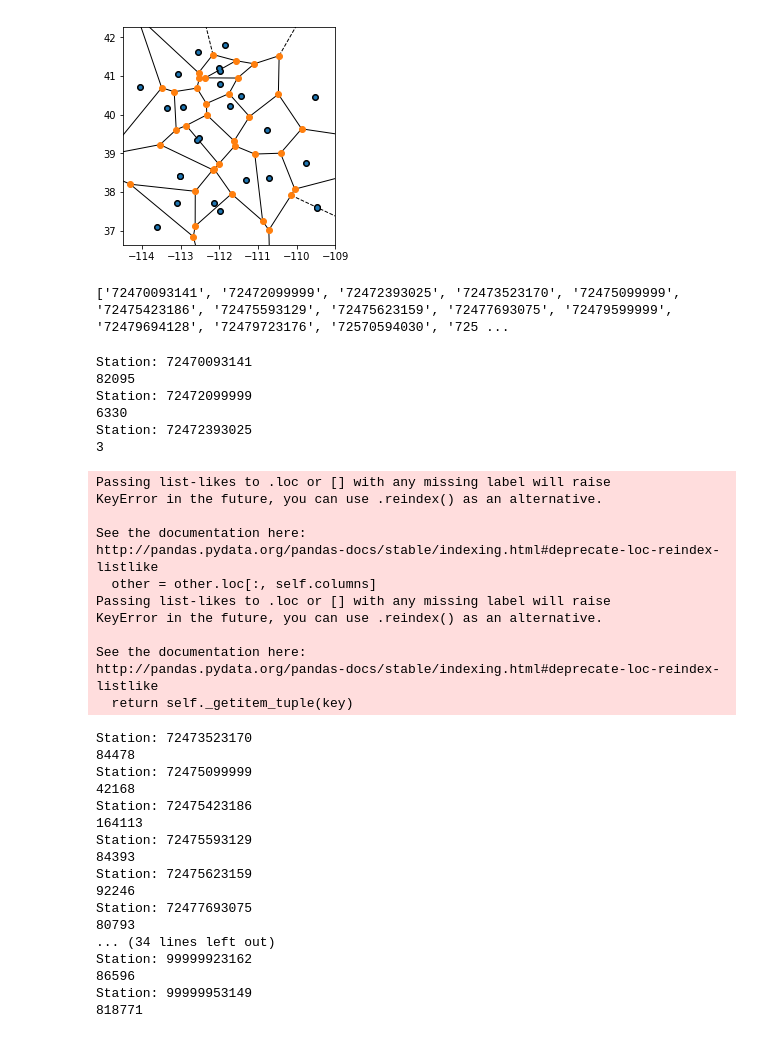
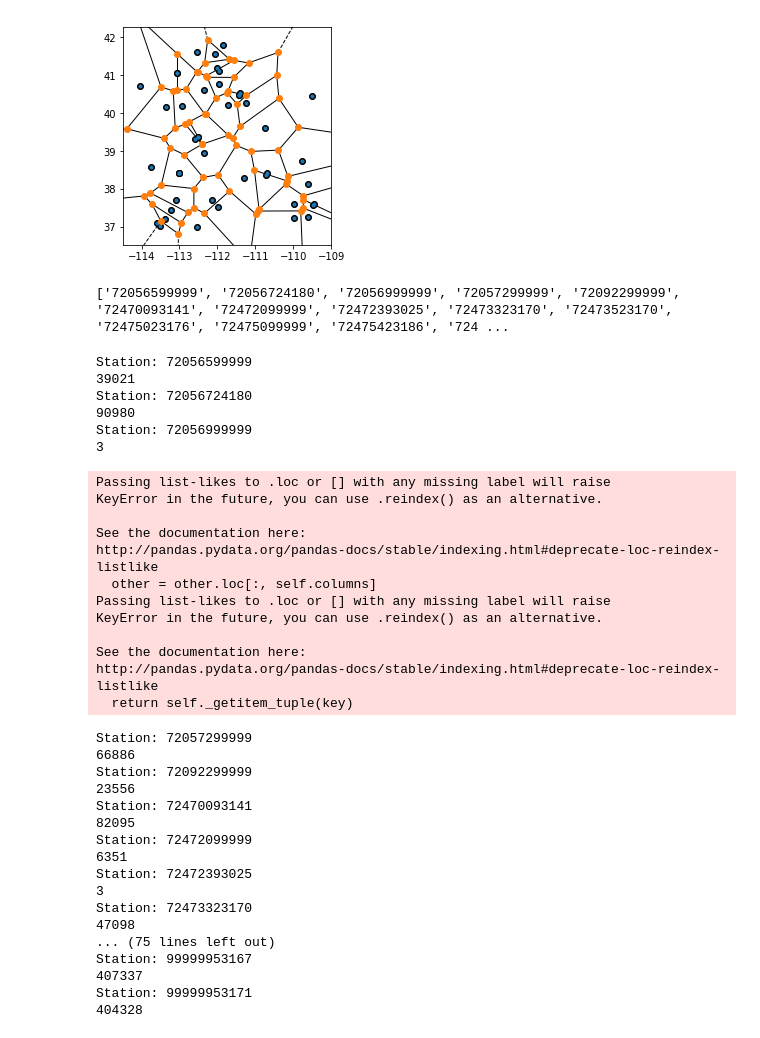
Before and after one commit to dwilson1988/traffic-collisions, a Jupyter notebook: get_weather.ipynb, the cells around one changed output. Saved outputs shown, nothing was run; the diff lists cells and outputs as text; code cells hidden in the pictures.

```diff
--- a/get_weather.ipynb
+++ b/get_weather.ipynb
@@ -36,7 +36,7 @@ utah_stations.head()
 # %%
 # Let's get stations that are valid for all of our time range. Not perfect, but I'd rather not deal with missing data for now
 start = pd.Timestamp(2010,1,1)
-valid_stations = utah_stations[(utah_stations.BEGIN < start) & (utah_stations.END > start)]
+valid_stations = utah_stations[(utah_stations.END > start)]
 plt.figure()
 
 lons = valid_stations.LON.values
@@ -59,10 +59,10 @@ valid_stations.head()
-[figure, old version]
+[figure, new version]
 # %%
 stations = valid_stations.index.values.tolist()
 print(stations)
 valid_stations.to_csv('utah_stations.csv')
 # %% [output]
-['72470093141', '72472099999', '72472393025', '72473523170', '72475099999', '72475423186', '72475593129', '72475623159', '72477693075', '72479599999', '72479694128', '72479723176', '72570594030', '725 ...
+['72056599999', '72056724180', '72056999999', '72057299999', '72092299999', '72470093141', '72472099999', '72472393025', '72473323170', '72473523170', '72475023176', '72475099999', '72475423186', '724 ...
 # %%
 url = 'https://www.ncdc.noaa.gov/access-data-service/api/v1/data'
 
@@ -89,13 +89,13 @@ for station in stations:
         weather_data = weather_data.append(js)
     except:
         print ("Empty for station",station)
-    time.sleep(1.0)
+    time.sleep(0.5)
 # %% [output]
-Station: 72470093141
-82095
-Station: 72472099999
-6330
-Station: 72472393025
+Station: 72056599999
+39021
+Station: 72056724180
+90980
+Station: 72056999999
 3
 Passing list-likes to .loc or [] with any missing label will raise
 KeyError in the future, you can use .reindex() as an alternative.
@@ -109,23 +109,23 @@ KeyError in the future, you can use .reindex() as an alternative.
 See the documentation here:
 http://pandas.pydata.org/pandas-docs/stable/indexing.html#deprecate-loc-reindex-listlike
   return self._getitem_tuple(key)
-Station: 72473523170
-84478
-Station: 72475099999
-42168
-Station: 72475423186
-164113
-Station: 72475593129
-84393
-Station: 72475623159
-92246
-Station: 72477693075
-80793
-... (34 lines left out)
-Station: 99999923162
-86596
-Station: 99999953149
-818771
+Station: 72057299999
+66886
+Station: 72092299999
+23556
+Station: 72470093141
+82095
+Station: 72472099999
+6351
+Station: 72472393025
+3
+Station: 72473323170
+47098
+... (75 lines left out)
+Station: 99999953167
+407337
+Station: 99999953171
+404328
 # %%
 weather_data.head()
 weather_data.to_csv('utah_weather_2010-2018_raw.csv')
```
Also changed, not shown: parts of 6 cells of this notebook, 2 other files.
